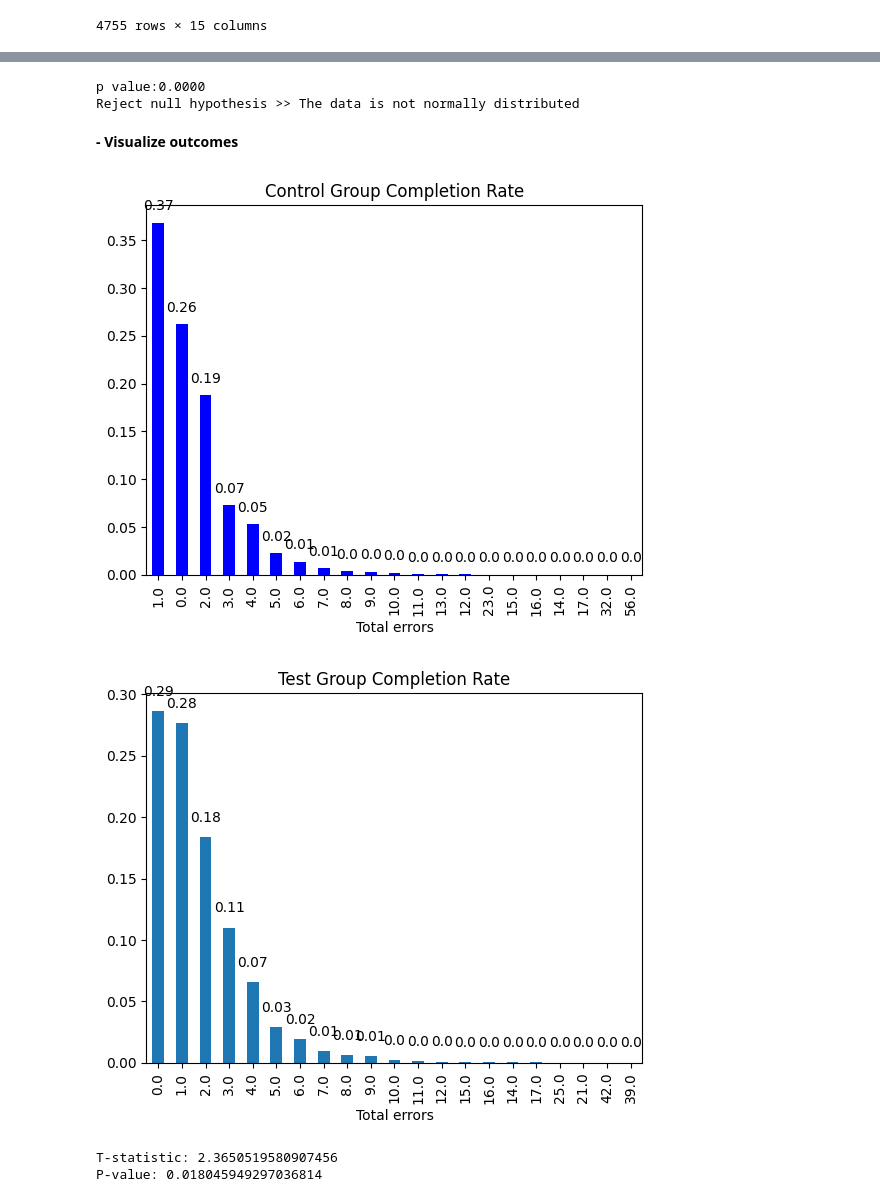
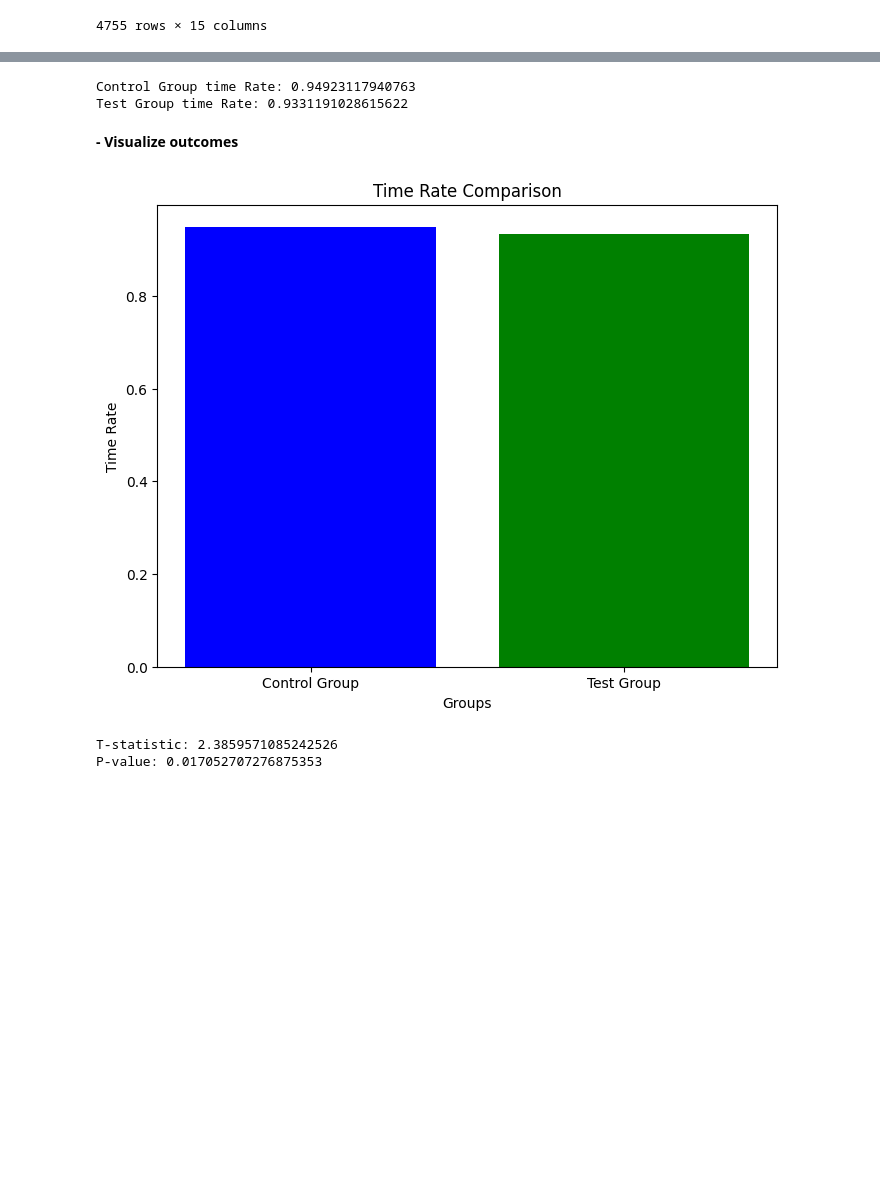
Before and after one commit to pmarquespt/Proj_5_Group_6_pat_gui, a Jupyter notebook: analysis and visualization/3_3_working data_Hypothesis_Testing_time.ipynb, the cells around one changed output, grey strips where cells are left out. Cells and saved outputs as stored; diff of their text form; code cells hidden in the pictures; blank space fills up the shorter version.

```diff
--- a/analysis and visualization/3_3_working data_Hypothesis_Testing_time.ipynb
+++ b/analysis and visualization/3_3_working data_Hypothesis_Testing_time.ipynb
@@ -185,56 +449,39 @@ Name: proportion, dtype: float64
-# %%
-import numpy as np
-from scipy import stats
-
-
-def check_normality(data):
-    test_stat_normality, p_value_normality=stats.shapiro(data)
-    print("p value:%.4f" % p_value_normality)
-    if p_value_normality <0.05:
-        print("Reject null hypothesis >> The data is not normally distributed")
-    else:
-        print("Fail to reject null hypothesis >> The data is normally distributed")
-
-
-control_completion_rate1 = df_gold_control_e['Total errors'].value_counts()
-test_completion_rate1 = df_gold_test_e['Total errors'].value_counts()
-check_normality(control_completion_rate1)
-# %% [output]
-p value:0.0000
-Reject null hypothesis >> The data is not normally distributed
+# %%
+
+# Calculate total time rates
+control_time_rate = total_hours_gc / len(df_gold_control_e1)  # Substitua 'control_group' pelo nome correto do grupo de controle
+test_time_rate = total_hours_gt / len(df_gold_test_e1)  # Substitua 'test_group' pelo nome correto do grupo de teste
+
+print("Control Group time Rate:", control_time_rate)
+print("Test Group time Rate:", test_time_rate)
+# %% [output]
+Control Group time Rate: 0.94923117940763
+Test Group time Rate: 0.9331191028615622
 # %% [markdown]
 **- Visualize outcomes**
-# %%
-import matplotlib.pyplot as plt
-
-# Visualize outcomes for Control Group
-ax1 = control_completion_rate.plot(kind='bar', title='Control Group Completion Rate', cmap='brg')
-for i, v in enumerate(control_completion_rate):
-    ax1.text(i, v + 0.01, str(round(v, 2)), ha='center', va='bottom')
-
-plt.show()
-
-# Visualize outcomes for Test Group
-ax2 = test_completion_rate.plot(kind='bar', title='Test Group Completion Rate')
-for i, v in enumerate(test_completion_rate):
-    ax2.text(i, v + 0.01, str(round(v, 2)), ha='center', va='bottom')
-
-plt.show()
-# %% [output]
-[figure, removed]
-[figure, removed]
+# %%
+import matplotlib.pyplot as plt
+
+# Dados de exemplo para control_time_rate e test_time_rate
+labels = ['Control Group', 'Test Group']
+values = [control_time_rate, test_time_rate]
+
+# Visualize outcomes for Control Group and Test Group
+plt.figure(figsize=(8, 6))
+plt.bar(labels, values, color=['blue', 'green'])
+plt.title('Time Rate Comparison')
+plt.xlabel('Groups')
+plt.ylabel('Time Rate')
+plt.show()
+# %% [output]
+[figure, added]
 # %%
 from scipy.stats import ttest_ind
 
-# Convertendo as colunas para o tipo string
-control_process_steps = df_gold_control_e['Total errors'].astype(str).str.extract('(\\d+)', expand=False).fillna(-1).astype(float)
-
-test_process_steps = df_gold_test_e['Total errors'].astype(str).str.extract('(\\d+)', expand=False).fillna(-1).astype(float)
-
 # Perform hypothesis test
-t_stat, p_value = ttest_ind(control_process_steps, test_process_steps)
+t_stat, p_value = ttest_ind(control_total_time, test_total_time, equal_var=False)
 print("T-statistic:", t_stat)
 print("P-value:", p_value)
 # %% [output]
-T-statistic: 2.3650519580907456
-P-value: 0.018045949297036814
+T-statistic: 2.3859571085242526
+P-value: 0.017052707276875353
```
Also changed, not shown: parts of 37 cells of this notebook.
